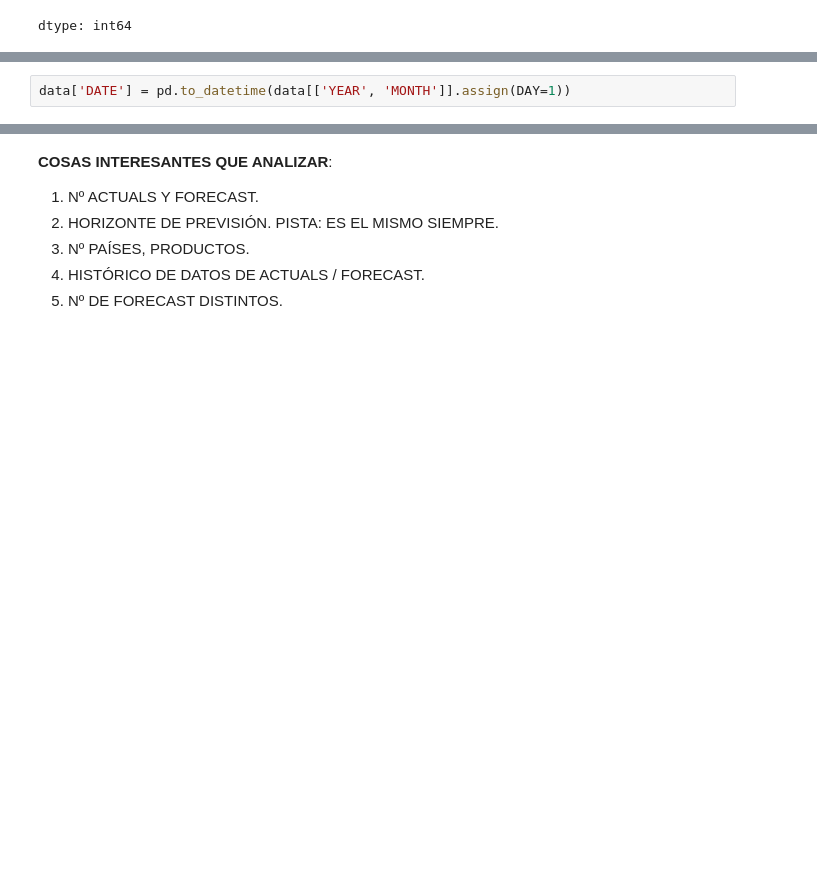
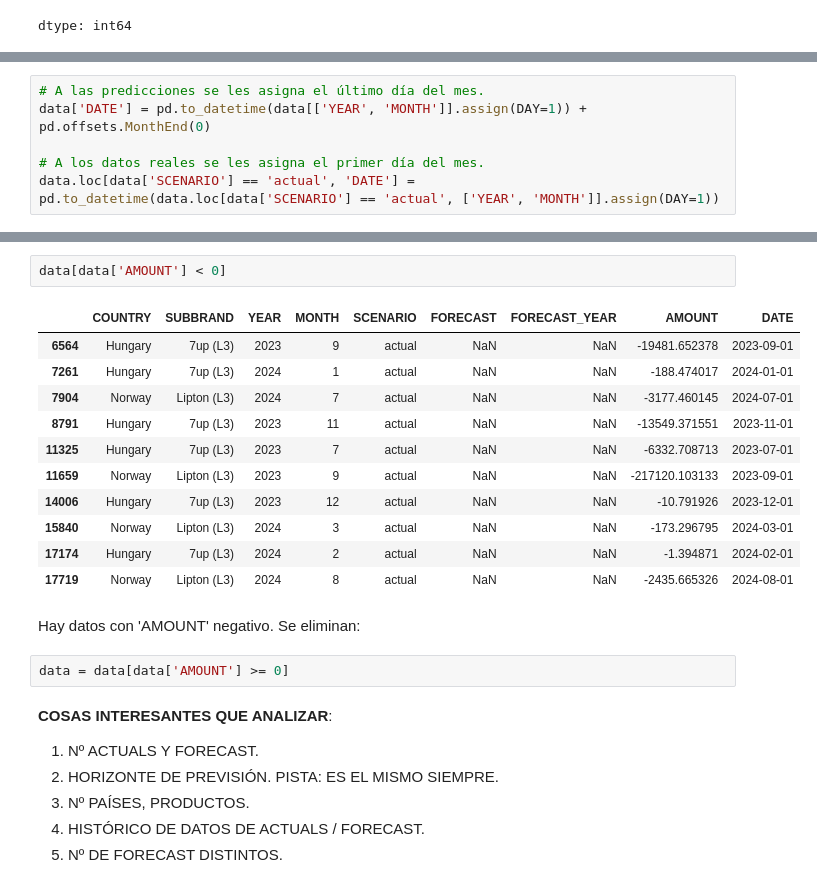
Before and after one commit to 9105507/UFV_VISUALIZACION_DE_DATOS, a Jupyter notebook: Ejercicios_Clase/Clase2.ipynb, the cells around one changed output, grey strips where cells are left out. Saved outputs shown, nothing was run; the diff lists cells and outputs as text; blank space fills up the shorter version.

```diff
--- a/Ejercicios_Clase/Clase2.ipynb
+++ b/Ejercicios_Clase/Clase2.ipynb
@@ -129,2 +131,6 @@ Se juntan 'MONTH' y 'YEAR' en una sola variable.
-# %%
-data['DATE'] = pd.to_datetime(data[['YEAR', 'MONTH']].assign(DAY=1))
+# %%
+# A las predicciones se les asigna el último día del mes.
+data['DATE'] = pd.to_datetime(data[['YEAR', 'MONTH']].assign(DAY=1)) + pd.offsets.MonthEnd(0)
+
+# A los datos reales se les asigna el primer día del mes.
+data.loc[data['SCENARIO'] == 'actual', 'DATE'] = pd.to_datetime(data.loc[data['SCENARIO'] == 'actual', ['YEAR', 'MONTH']].assign(DAY=1))
@@ -131,3 +144,21 @@ data['DATE'] = pd.to_datetime(data[['YEAR', 'MONTH']].assign(DAY=1))
+# %%
+data[data['AMOUNT'] < 0]
+# %% [output]
+|  | COUNTRY | SUBBRAND | YEAR | MONTH | SCENARIO | FORECAST | FORECAST_YEAR | AMOUNT | DATE |
+| 6564 | Hungary | 7up (L3) | 2023 | 9 | actual | NaN | NaN | -19481.652378 | 2023-09-01 |
+| 7261 | Hungary | 7up (L3) | 2024 | 1 | actual | NaN | NaN | -188.474017 | 2024-01-01 |
+| 7904 | Norway | Lipton (L3) | 2024 | 7 | actual | NaN | NaN | -3177.460145 | 2024-07-01 |
+| 8791 | Hungary | 7up (L3) | 2023 | 11 | actual | NaN | NaN | -13549.371551 | 2023-11-01 |
+| 11325 | Hungary | 7up (L3) | 2023 | 7 | actual | NaN | NaN | -6332.708713 | 2023-07-01 |
+| 11659 | Norway | Lipton (L3) | 2023 | 9 | actual | NaN | NaN | -217120.103133 | 2023-09-01 |
+| 14006 | Hungary | 7up (L3) | 2023 | 12 | actual | NaN | NaN | -10.791926 | 2023-12-01 |
+| 15840 | Norway | Lipton (L3) | 2024 | 3 | actual | NaN | NaN | -173.296795 | 2024-03-01 |
+| 17174 | Hungary | 7up (L3) | 2024 | 2 | actual | NaN | NaN | -1.394871 | 2024-02-01 |
+| 17719 | Norway | Lipton (L3) | 2024 | 8 | actual | NaN | NaN | -2435.665326 | 2024-08-01 |
+# %% [markdown]
+Hay datos con 'AMOUNT' negativo. Se eliminan:
+# %%
+data = data[data['AMOUNT'] >= 0]
 # %% [markdown]
 **COSAS INTERESANTES QUE ANALIZAR**:
 1. Nº ACTUALS Y FORECAST.
```
Also changed, not shown: parts of 60 cells of this notebook.
